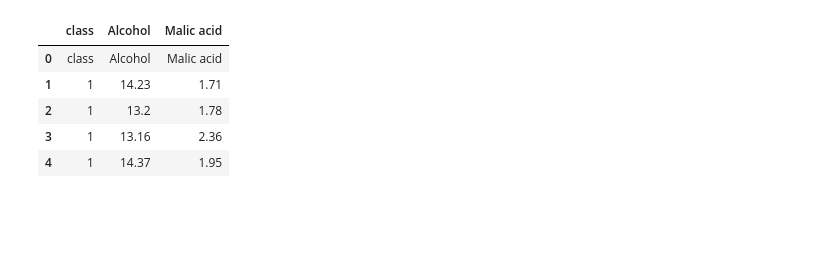
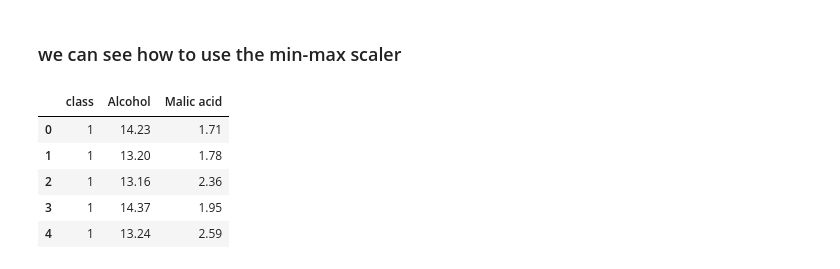
Before and after one commit to MrinmoyTalukdar27/ML-Practice, a Jupyter notebook: Normalization/Normalization.ipynb, the cells around one changed output. Cells and saved outputs as stored; diff of their text form; code cells hidden in the pictures; blank space fills up the shorter version.

```diff
--- a/Normalization/Normalization.ipynb
+++ b/Normalization/Normalization.ipynb
@@ -1,17 +1,19 @@
+# %% [markdown]
+### we can see how to use the min-max scaler
 # %%
 import pandas as pd
 import numpy as np
 import seaborn as sns
 import matplotlib.pyplot as plt
 # %%
-df =pd.read_csv("Wine dataset.csv",header=None,usecols=[0,1,2])
+df =pd.read_csv("Wine dataset.csv",header=0,usecols=[0,1,2])
 df.columns=['class', 'Alcohol' , 'Malic acid']
 df.head(5)
 # Here we are using only three columns for our normalization
 # %% [output]
 |  | class | Alcohol | Malic acid |
-| 0 | class | Alcohol | Malic acid |
-| 1 | 1 | 14.23 | 1.71 |
-| 2 | 1 | 13.2 | 1.78 |
-| 3 | 1 | 13.16 | 2.36 |
-| 4 | 1 | 14.37 | 1.95 |
+| 0 | 1 | 14.23 | 1.71 |
+| 1 | 1 | 13.20 | 1.78 |
+| 2 | 1 | 13.16 | 2.36 |
+| 3 | 1 | 14.37 | 1.95 |
+| 4 | 1 | 13.24 | 2.59 |
```
Also changed, not shown: parts of 7 cells of this notebook.
